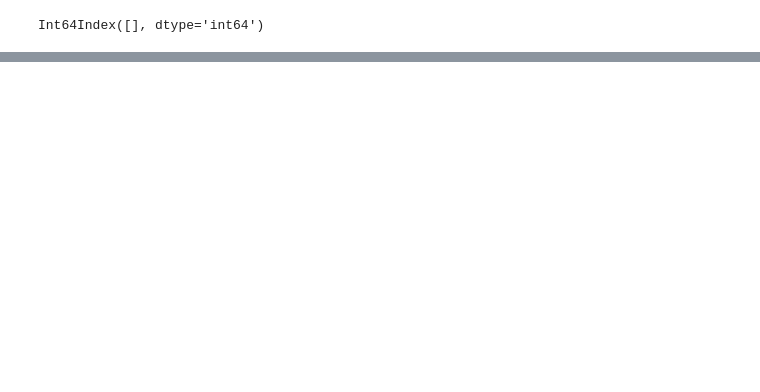
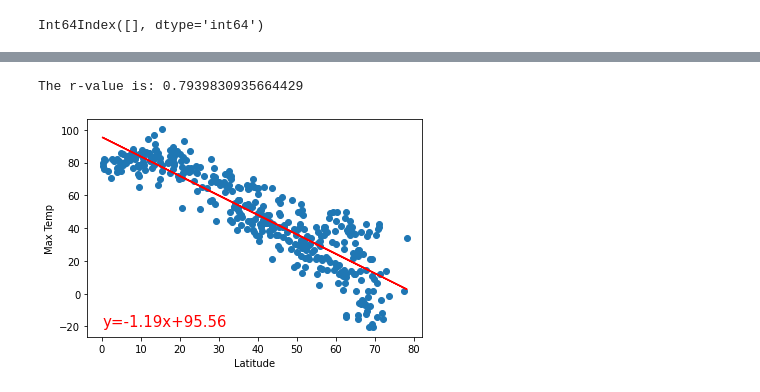
Before and after one commit to rebeccatast/Python-api-Challenge, a Jupyter notebook: WeatherPy/WeatherPy2.ipynb, the cells around one changed output, grey strips where cells are left out. Cells and saved outputs as stored; diff of their text form; code cells hidden in the pictures; blank space fills up the shorter version.

```diff
--- a/WeatherPy/WeatherPy2.ipynb
+++ b/WeatherPy/WeatherPy2.ipynb
@@ -240,0 +241,27 @@ plt.show()
+# %%
+#Linear Regression Plots
+def plot_linear_regression(x_values, y_values, title, text_coordinates):
+
+    (slope, intercept, rvalue, pvalue, stderr) =linregress(x_values, y_values)
+    regress_values = x_values * slope + intercept
+    line_equa = "y=" + str(round(slope,2))+ "x+" + str(round(intercept, 2))
+
+    plt.scatter(x_values, y_values)
+    plt.plot(x_values, regress_values, "r-")
+    plt.annotate(line_equa, text_coordinates, fontsize =15, color ="red")
+    plt.xlabel("Latitude")
+    plt.ylabel(title)
+    print(f"The r-value is: {rvalue**2}")
+    plt.show()
+# %%
+#Northern and Southern Hemisphere DataFrames
+northern_hem_df = city_data_pd.loc[(city_data_pd["Lat"]>= 0)]
+southern_hem_df = city_data_pd.loc[(city_data_pd["Lat"]< 0)]
+# %%
+#Regression on Northern Hemisphere vs. Max Temp
+x_values = northern_hem_df["Lat"]
+y_values = northern_hem_df["Max Temp"]
+plot_linear_regression(x_values, y_values, "Max Temp", (0,-20))
+# %% [output]
+The r-value is: 0.7939830935664429
+[figure, added]
```
Also changed, not shown: parts of 21 cells of this notebook.
